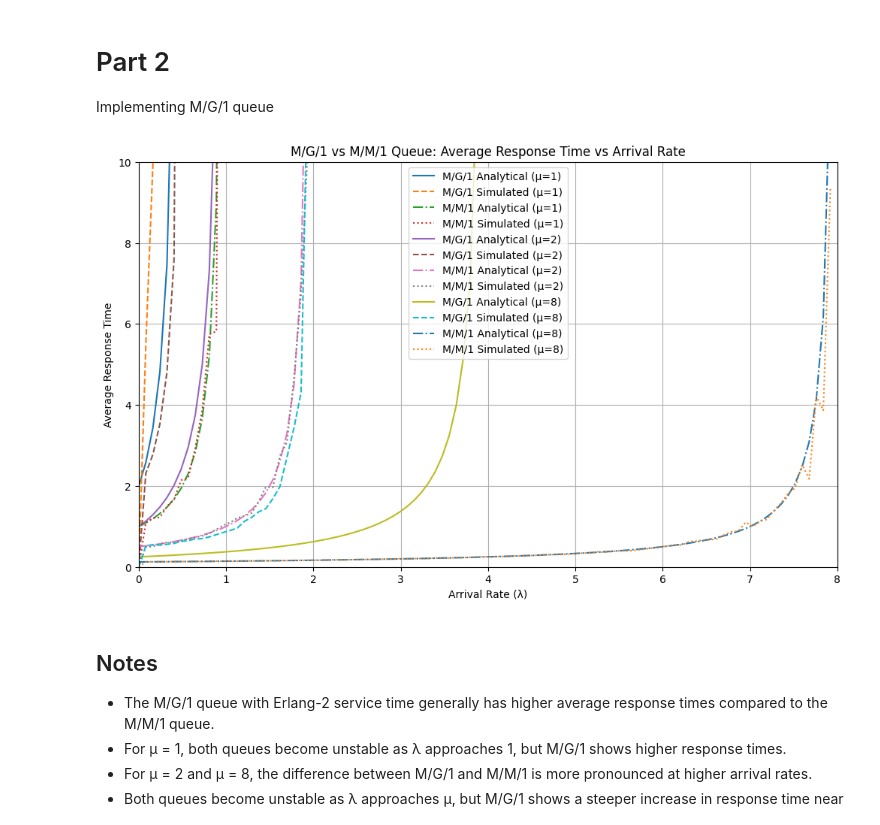
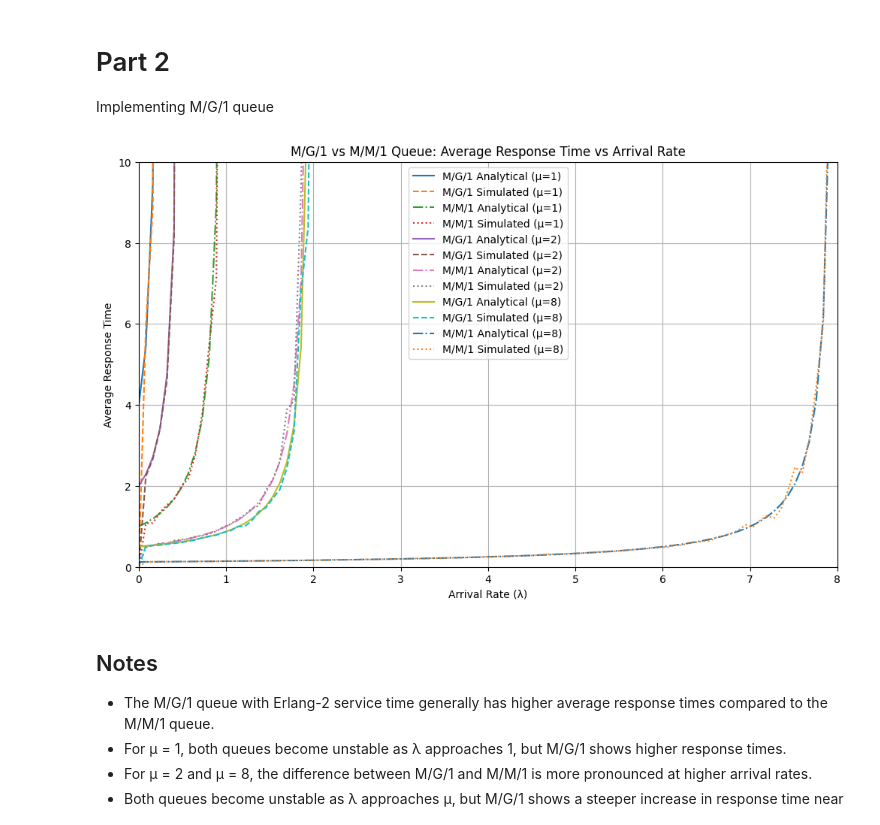
Before and after one commit to mnn59/PE-course, a Jupyter notebook: project/project_PE_mahdi_niknejad.ipynb, the cells around one changed output. Cells and saved outputs as stored; diff of their text form; code cells hidden in the pictures.

```diff
--- a/project/project_PE_mahdi_niknejad.ipynb
+++ b/project/project_PE_mahdi_niknejad.ipynb
@@ -249,13 +249,14 @@ def analytical_mg1_response_time(arrival_rate, service_rate):
     Returns:
     The average response time, or infinity if the system is unstable.
     """
-    service_rate = service_rate / 2
-    rho = arrival_rate / service_rate
+    rho = arrival_rate / (service_rate / 4)
     if rho >= 1:
         return float('inf')  # System is unstable
-    variance = 2 / (service_rate ** 2)  # Variance of Erlang-2 distribution (link: https://en.wikipedia.org/wiki/Erlang_distribution)
-    # Average response time formula
-    return (1 / service_rate) + (arrival_rate * (1 / (service_rate ** 2) + variance)) / (2 * (1 - rho))
+    E_S = 2 * (1 / (service_rate / 2))
+    Var_S = 2 / (service_rate / 2) ** 2
+    E_S2 = Var_S + E_S ** 2
+    E_T = E_S + ((arrival_rate * E_S2) / (2 * (1 - rho)))
+    return E_T
 
 def analytical_mm1_response_time(arrival_rate, service_rate):
     """
@@ -288,34 +289,34 @@ def plot_response_times(mu_values):
         mm1_simulated = []
 
         for lam in lambda_values:
             if lam < mu:  # Only simulate for stable conditions
                 mg1_queue = MG1Queue(lam, mu, 10000)
                 mm1_queue = MM1Queue(lam, mu, 10000)
                 mg1_simulated.append(mg1_queue.simulate())  # Run the simulation and store the result
                 mm1_simulated.append(mm1_queue.simulate())
             else:
                 mg1_simulated.append(float('inf'))  # Unstable condition for M/G/1
                 mm1_simulated.append(float('inf'))  # Unstable condition for M/M/1
 
         # Plot analytical and simulated response times for both queues
         plt.plot(lambda_values, mg1_analytical, label=f'M/G/1 Analytical (μ={mu})', linestyle='-')
         plt.plot(lambda_values, mg1_simulated, label=f'M/G/1 Simulated (μ={mu})', linestyle='--')
         plt.plot(lambda_values, mm1_analytical, label=f'M/M/1 Analytical (μ={mu})', linestyle='-.')
         plt.plot(lambda_values, mm1_simulated, label=f'M/M/1 Simulated (μ={mu})', linestyle=':')
 
     plt.xlabel('Arrival Rate (λ)')
     plt.ylabel('Average Response Time')
     plt.title('M/G/1 vs M/M/1 Queue: Average Response Time vs Arrival Rate')
     plt.legend()
     plt.grid(True)
     plt.ylim(0, 10)
     plt.xlim(0, max(mu_values))
     plt.show()
 
 # Run simulation and plot results
 plot_response_times([1, 2, 8])
 # %% [output]
-[figure, old version]
+[figure, new version]
 # %% [markdown]
 ## Notes
 
```
Also changed, not shown: parts of 1 cell of this notebook.
